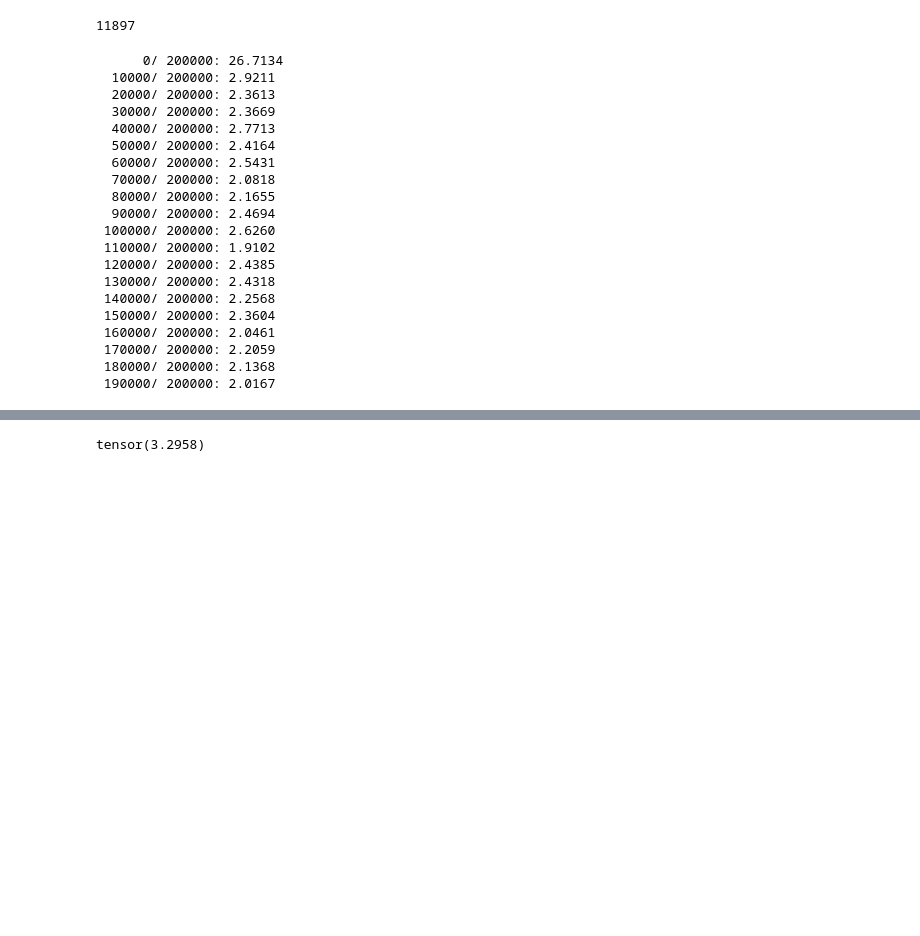
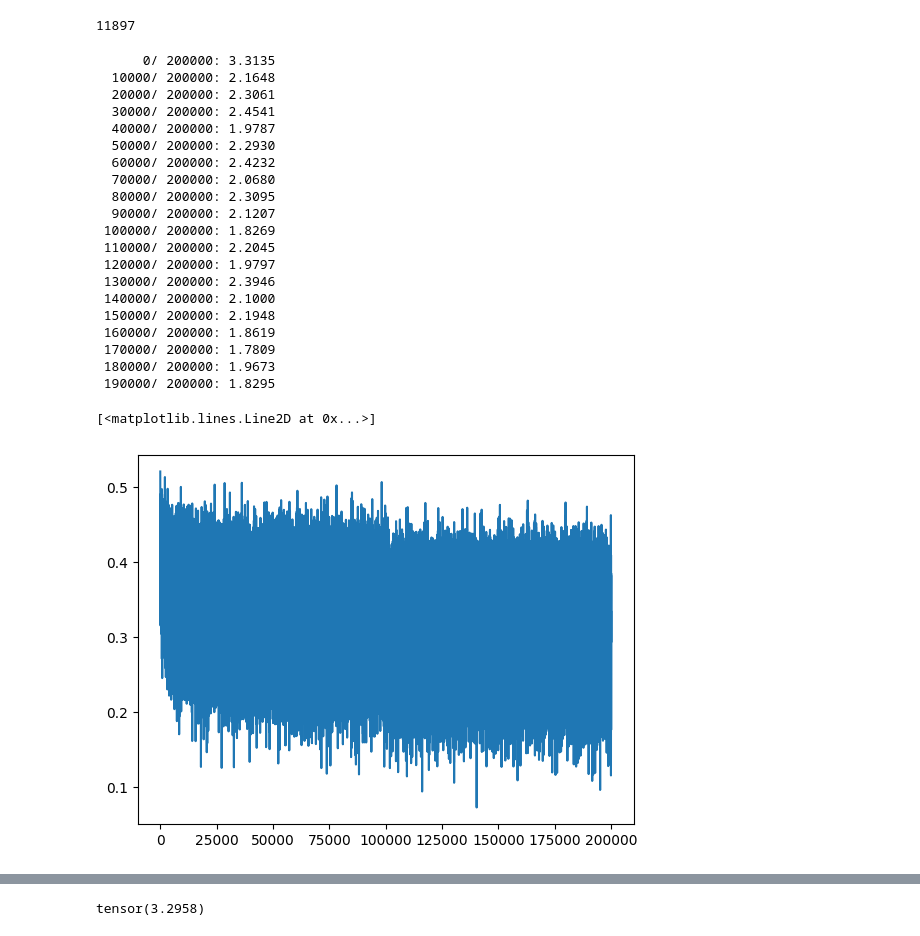
Before and after one commit to daanniill/word_engine, a Jupyter notebook: word_engine_dev_notebook_part3.ipynb, the cells around one changed output, grey strips where cells are left out. Cells and saved outputs as stored; diff of their text form; code cells hidden in the pictures; blank space fills up the shorter version.

```diff
--- a/word_engine_dev_notebook_part3.ipynb
+++ b/word_engine_dev_notebook_part3.ipynb
@@ -61,10 +61,10 @@ n_hidden = 200 # the number of neurons in the hidden layer of the MLP
 
 g = torch.Generator().manual_seed(2147483647) # for reproducibility
 C  = torch.randn((vocab_size, n_embd),            generator=g)
-W1 = torch.randn((n_embd * block_size, n_hidden), generator=g)
-b1 = torch.randn(n_hidden,                        generator=g)
-W2 = torch.randn((n_hidden, vocab_size),          generator=g)
-b2 = torch.randn(vocab_size,                      generator=g)
+W1 = torch.randn((n_embd * block_size, n_hidden), generator=g) * 0.2 # squash the weights
+b1 = torch.randn(n_hidden,                        generator=g) * 0.01 # add a little bit of bias to the weights
+W2 = torch.randn((n_hidden, vocab_size),          generator=g) * 0.01
+b2 = torch.randn(vocab_size,                      generator=g) * 0 # don't want to add bias to random numbers at initialization
 
 parameters = [C, W1, b1, W2, b2]
 print(sum(p.nelement() for p in parameters)) # number of parameters in total
@@ -107,24 +107,30 @@ for i in range(max_steps):
   if i % 10000 == 0: # print every once in a while
     print(f'{i:7d}/{max_steps:7d}: {loss.item():.4f}')
   lossi.append(loss.log10().item())
+  #break
 # %% [output]
-      0/ 200000: 26.7134
-  10000/ 200000: 2.9211
-  20000/ 200000: 2.3613
-  30000/ 200000: 2.3669
-  40000/ 200000: 2.7713
-  50000/ 200000: 2.4164
-  60000/ 200000: 2.5431
-  70000/ 200000: 2.0818
-  80000/ 200000: 2.1655
-  90000/ 200000: 2.4694
- 100000/ 200000: 2.6260
- 110000/ 200000: 1.9102
- 120000/ 200000: 2.4385
- 130000/ 200000: 2.4318
- 140000/ 200000: 2.2568
- 150000/ 200000: 2.3604
- 160000/ 200000: 2.0461
- 170000/ 200000: 2.2059
- 180000/ 200000: 2.1368
- 190000/ 200000: 2.0167
+      0/ 200000: 3.3135
+  10000/ 200000: 2.1648
+  20000/ 200000: 2.3061
+  30000/ 200000: 2.4541
+  40000/ 200000: 1.9787
+  50000/ 200000: 2.2930
+  60000/ 200000: 2.4232
+  70000/ 200000: 2.0680
+  80000/ 200000: 2.3095
+  90000/ 200000: 2.1207
+ 100000/ 200000: 1.8269
+ 110000/ 200000: 2.2045
+ 120000/ 200000: 1.9797
+ 130000/ 200000: 2.3946
+ 140000/ 200000: 2.1000
+ 150000/ 200000: 2.1948
+ 160000/ 200000: 1.8619
+ 170000/ 200000: 1.7809
+ 180000/ 200000: 1.9673
+ 190000/ 200000: 1.8295
+# %%
+plt.plot(lossi)
+# %% [output]
+[<matplotlib.lines.Line2D at 0x...>]
+[figure, added]
```
Also changed, not shown: parts of 8 cells of this notebook.
